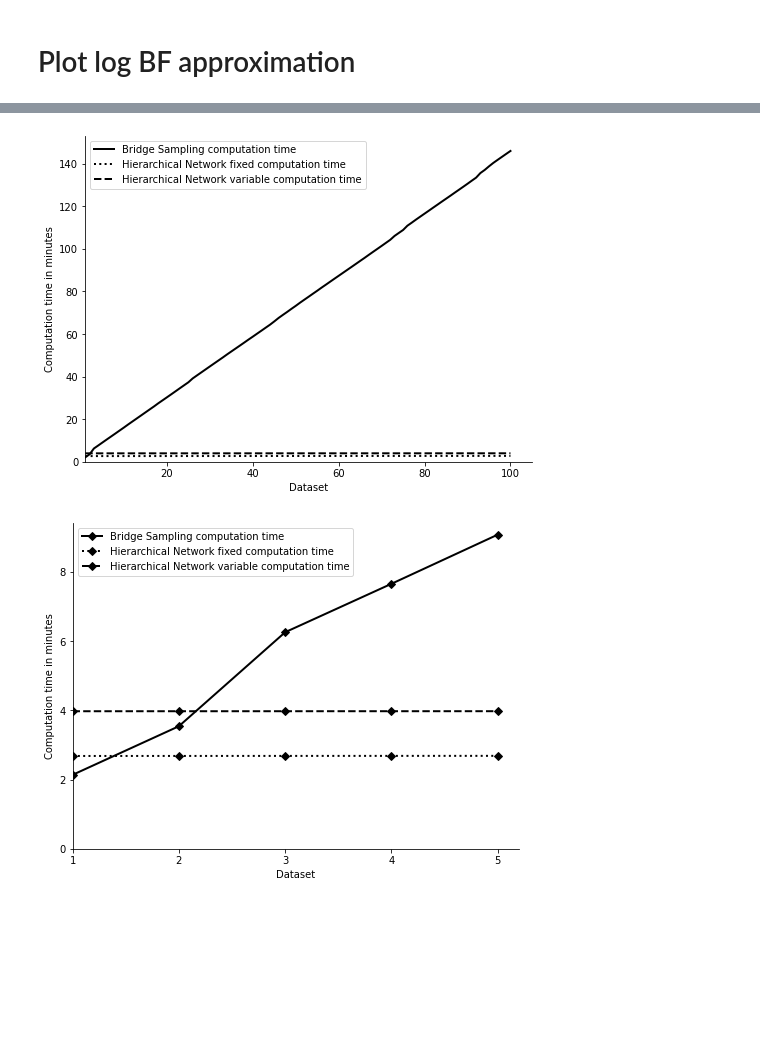
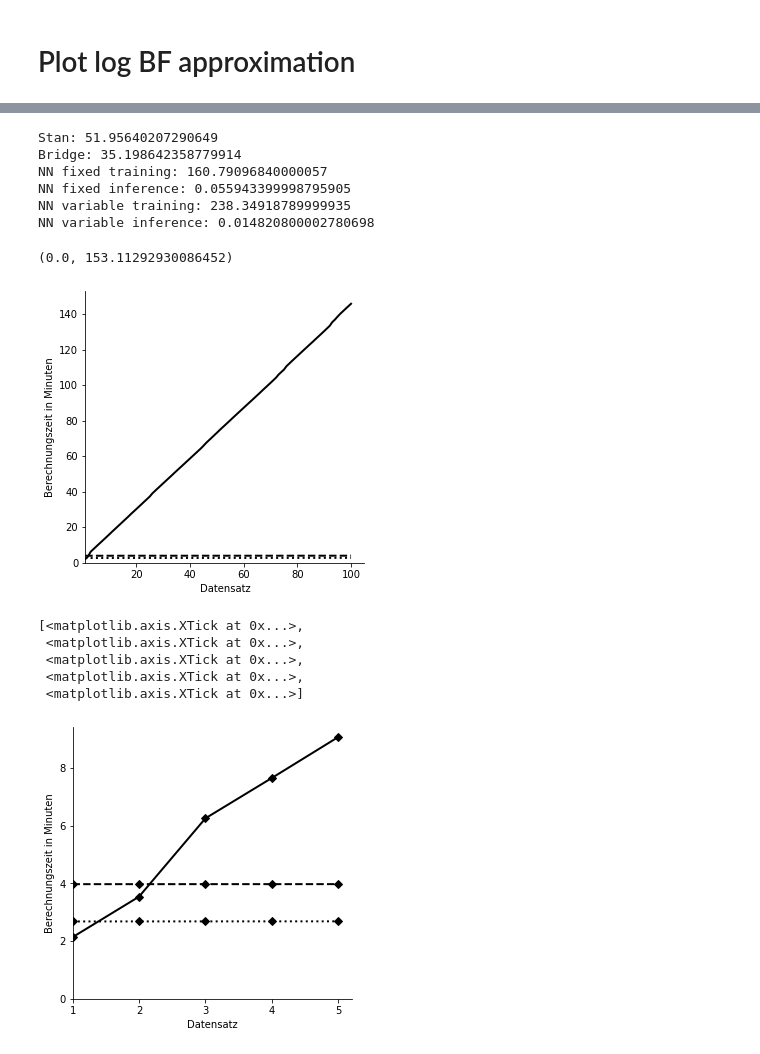
Before and after one commit to elseml/DeepHierarchicalModelComparison, a Jupyter notebook: Python code/Bridge_sampling_comparison.ipynb, the cells around one changed output, grey strips where cells are left out. Saved outputs shown, nothing was run; the diff lists cells and outputs as text; code cells hidden in the pictures; blank space fills up the shorter version.

```diff
--- a/Python code/Bridge_sampling_comparison.ipynb
+++ b/Python code/Bridge_sampling_comparison.ipynb
@@ -12,7 +12,7 @@ import sys
 # %% [markdown]
 # Load data
 # %%
-comparison_folder = os.path.join(os.getcwd(),'data', 'BF_approximation_comparison')
+comparison_folder = os.path.join(os.path.dirname(os.getcwd()),'data', 'BF_approximation_comparison')
 bridge_file = '2021_06_29___15_12_BF_approx_comp'
 NN_fixed_file = '2021_07_13___17_52_BF_NN_comp'
 NN_variable_file = '2021_07_01___15_24_BF_NN_variable_comp'
@@ -236,6 +169,7 @@ NN_variable_bfs_till_100 = NN_variable['bayes_factor'].loc[bridge['bayes_factor'
 # Plotting settings
 
 colors = {0:'darkgrey', 1:'black'}
+figsize = (5, 5)
 # %%
 # Posterior probabilities for model 1
 # Bridge Sampling vs fixed NN
@@ -370,31 +262,40 @@ df
+# %%
+# Mean computation times per phase
+# Bridge Sampling
+print('Stan: {}'.format(np.mean(bridge['stan_time'])))
+print('Bridge: {}'.format(np.mean(bridge['bridge_time'])))
+
+# NN fixed
+print('NN fixed training: {}'.format(np.mean(NN_fixed['training_time'])))
+print('NN fixed inference: {}'.format(np.mean(NN_fixed['inference_time'])))
+
+# NN variable
+print('NN variable training: {}'.format(np.mean(NN_variable['training_time'])))
+print('NN variable inference: {}'.format(np.mean(NN_variable['inference_time'])))
+# %% [output]
+Stan: 51.95640207290649
+Bridge: 35.198642358779914
+NN fixed training: 160.79096840000057
+NN fixed inference: 0.055943399998795905
+NN variable training: 238.34918789999935
+NN variable inference: 0.014820800002780698
 # %%
 # Plot for all datasets
-
-# Calculate computation times
-bridge_time_min = (bridge['compile_time'] + (bridge['stan_time'] + bridge['bridge_time']).cumsum())/60
-NN_fixed_time_min = (NN_fixed['training_time'] + NN_fixed['inference_time'].cumsum())/60
-NN_variable_time_min = (NN_variable['training_time'] + NN_variable['inference_time'].cumsum())/60
-
-# Set index to represent datasets
-bridge_time_min.index = bridge_time_min.index+1
-NN_fixed_time_min.index = NN_fixed_time_min.index+1
-NN_variable_time_min.index = NN_variable_time_min.index+1
-
-# Plot
-f, ax = plt.subplots(1, 1, figsize=(8, 6))
+f, ax = plt.subplots(1, 1, figsize=figsize)
 ax.plot(bridge_time_min, label='Bridge Sampling computation time', lw=2, color='black')
 ax.plot(NN_fixed_time_min, label='Hierarchical Network fixed computation time', lw=2, linestyle='dotted', color='black')
 ax.plot(NN_variable_time_min, label='Hierarchical Network variable computation time', lw=2, linestyle='dashed', color='black')
 ax.spines['right'].set_visible(False)
 ax.spines['top'].set_visible(False)
-ax.set_xlabel('Dataset')
-ax.set_ylabel('Computation time in minutes')
+ax.set_xlabel('Datensatz')
+ax.set_ylabel('Berechnungszeit in Minuten')
 ax.set_xlim(xmin=1)
 ax.set_ylim(ymin=0)
-ax.legend(loc='upper left')
-f.savefig('figures/BF_N_Toy.png', dpi=300, bbox_inches='tight')
+#ax.legend(loc='upper left')
+#f.savefig('figures/BF_N_Toy.png', dpi=300, bbox_inches='tight')
 # %% [output]
+(0.0, 153.11292930086452)
-[figure, old version]
+[figure, new version]
 # %%
 # Plot time for subset of 1-5 datasets
 
@@ -413,18 +314,23 @@ NN_fixed_time_min.index = NN_fixed_time_min.index+1
 NN_variable_time_min.index = NN_variable_time_min.index+1
 
 # Plot
-f, ax = plt.subplots(1, 1, figsize=(8, 6))
+f, ax = plt.subplots(1, 1, figsize=figsize)
 ax.plot(bridge_time_min, label='Bridge Sampling computation time', lw=2, marker='D', color='black')
 ax.plot(NN_fixed_time_min, label='Hierarchical Network fixed computation time', lw=2, linestyle='dotted', marker='D', color='black')
 ax.plot(NN_variable_time_min, label='Hierarchical Network variable computation time', lw=2, linestyle='dashed', marker='D', color='black')
 ax.spines['right'].set_visible(False)
 ax.spines['top'].set_visible(False)
-ax.set_xlabel('Dataset')
-ax.set_ylabel('Computation time in minutes')
+ax.set_xlabel('Datensatz')
+ax.set_ylabel('Berechnungszeit in Minuten')
 ax.set_xlim(xmin=1)
 ax.set_ylim(ymin=0)
 ax.set_xticks(bridge_time_min.index) # only display ticks for each dataset
-ax.legend(loc='upper left')
-f.savefig('figures/BF_N_Toy.png', dpi=300, bbox_inches='tight')
+#ax.legend(loc='upper left')
+#f.savefig('figures/BF_N_Toy.png', dpi=300, bbox_inches='tight')
 # %% [output]
+[<matplotlib.axis.XTick at 0x...>,
+ <matplotlib.axis.XTick at 0x...>,
+ <matplotlib.axis.XTick at 0x...>,
+ <matplotlib.axis.XTick at 0x...>,
+ <matplotlib.axis.XTick at 0x...>]
-[figure, old version]
+[figure, new version]
```
Also changed, not shown: parts of 16 cells of this notebook.
